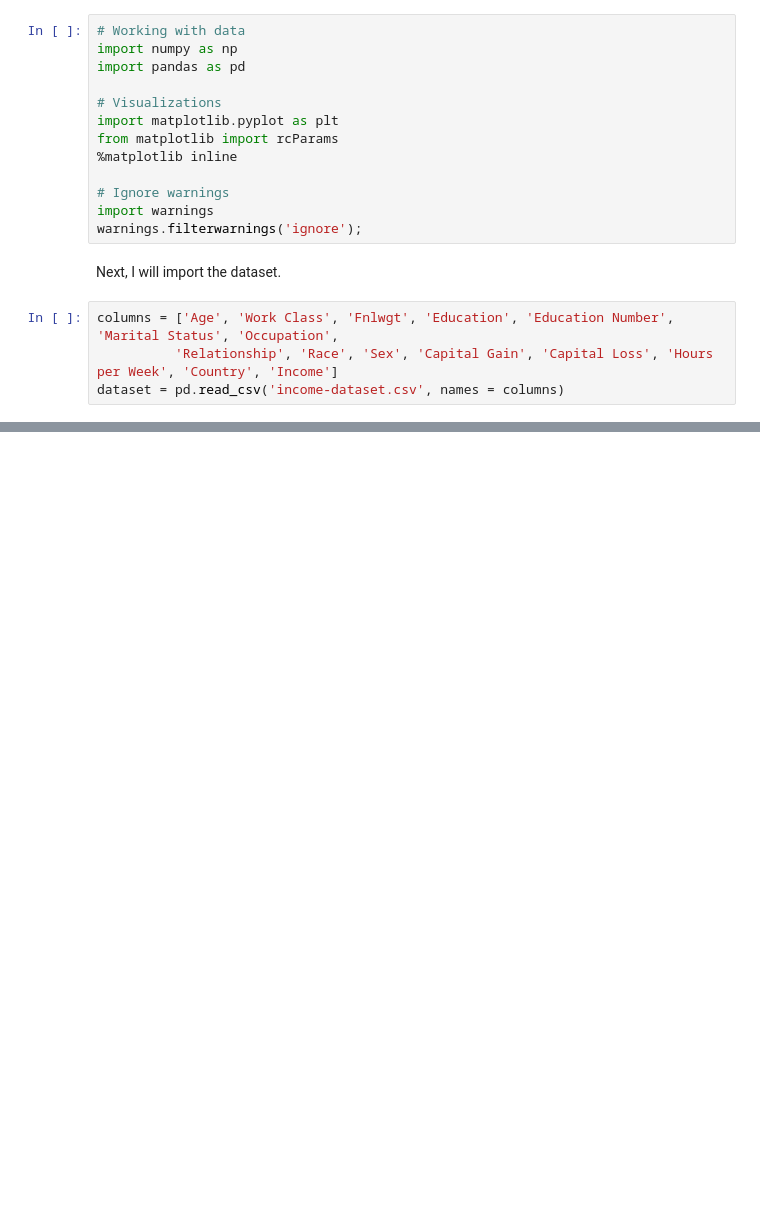
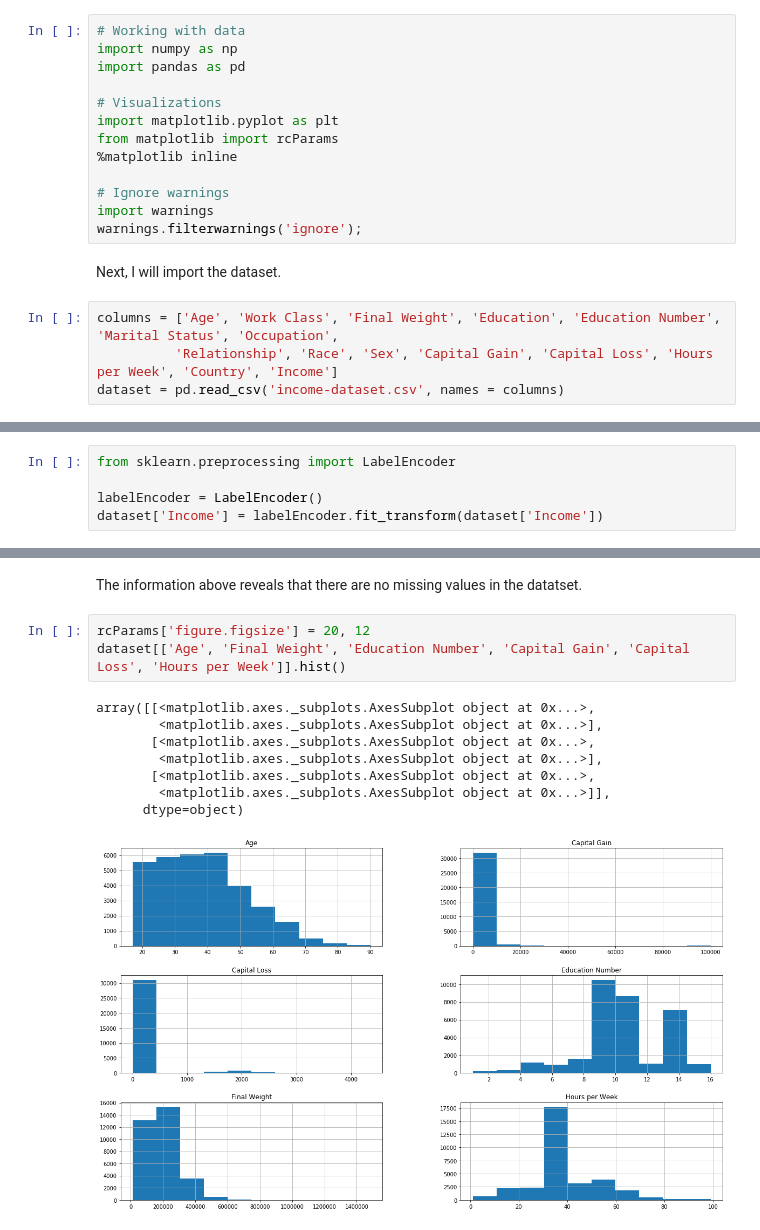
Before and after one commit to kb22/Income-Predictor, a Jupyter notebook: Income Predictor.ipynb, the cells around one changed output, grey strips where cells are left out. Cells and saved outputs as stored; diff of their text form; blank space fills up the shorter version.

```diff
--- a/Income Predictor.ipynb
+++ b/Income Predictor.ipynb
@@ -22,6 +22,6 @@ warnings.filterwarnings('ignore');
 # %% [markdown]
 Next, I will import the dataset.
 # %%
-columns = ['Age', 'Work Class', 'Fnlwgt', 'Education', 'Education Number', 'Marital Status', 'Occupation',
+columns = ['Age', 'Work Class', 'Final Weight', 'Education', 'Education Number', 'Marital Status', 'Occupation',
           'Relationship', 'Race', 'Sex', 'Capital Gain', 'Capital Loss', 'Hours per Week', 'Country', 'Income']
 dataset = pd.read_csv('income-dataset.csv', names = columns)
@@ -27,0 +30,5 @@ dataset = pd.read_csv('income-dataset.csv', names = columns)
+# %%
+from sklearn.preprocessing import LabelEncoder
+
+labelEncoder = LabelEncoder()
+dataset['Income'] = labelEncoder.fit_transform(dataset['Income'])
@@ -27,0 +62,14 @@ dataset = pd.read_csv('income-dataset.csv', names = columns)
+# %% [markdown]
+The information above reveals that there are no missing values in the datatset.
+# %%
+rcParams['figure.figsize'] = 20, 12
+dataset[['Age', 'Final Weight', 'Education Number', 'Capital Gain', 'Capital Loss', 'Hours per Week']].hist()
+# %% [output]
+array([[<matplotlib.axes._subplots.AxesSubplot object at 0x...>,
+        <matplotlib.axes._subplots.AxesSubplot object at 0x...>],
+       [<matplotlib.axes._subplots.AxesSubplot object at 0x...>,
+        <matplotlib.axes._subplots.AxesSubplot object at 0x...>],
+       [<matplotlib.axes._subplots.AxesSubplot object at 0x...>,
+        <matplotlib.axes._subplots.AxesSubplot object at 0x...>]],
+      dtype=object)
+[figure, added]
```
Also changed, not shown: parts of 40 cells of this notebook, 2 other files.
